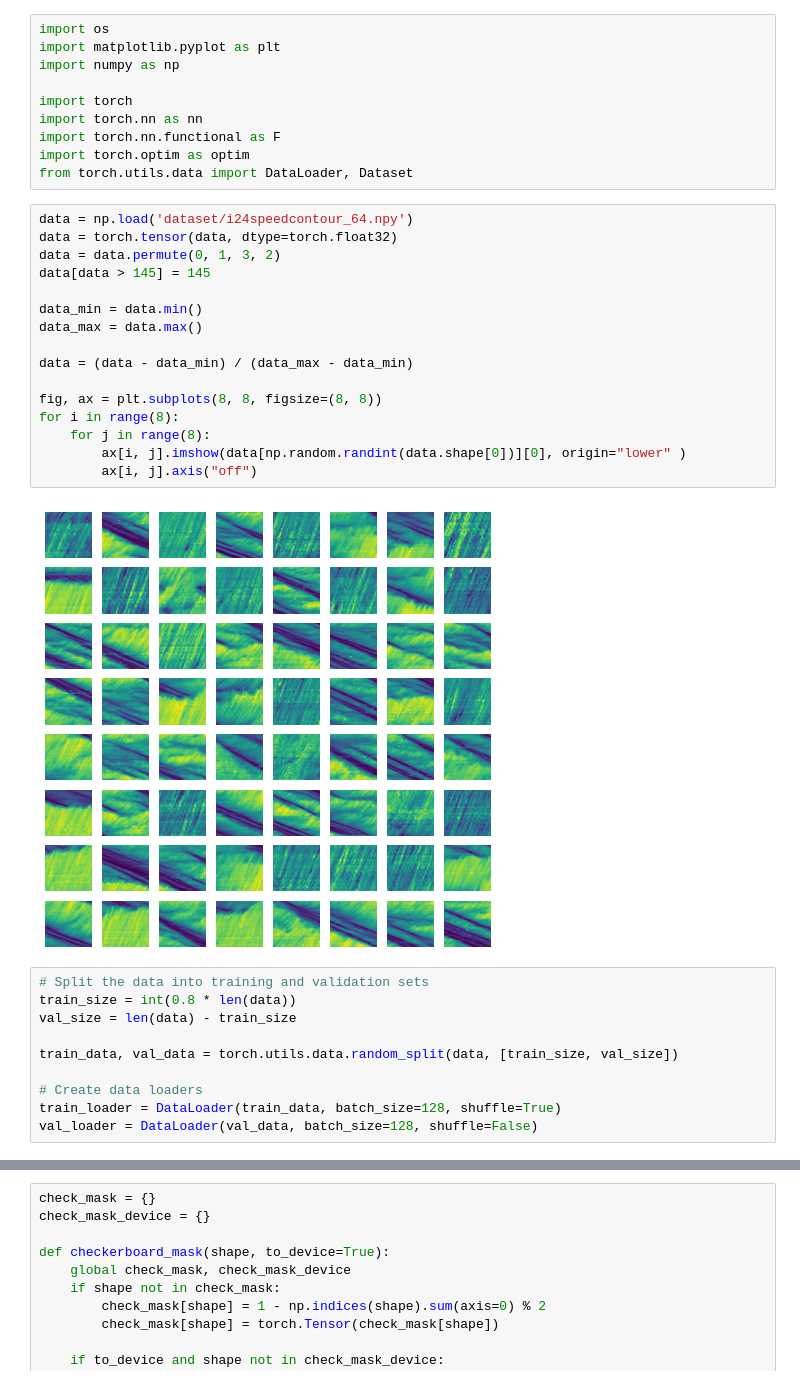
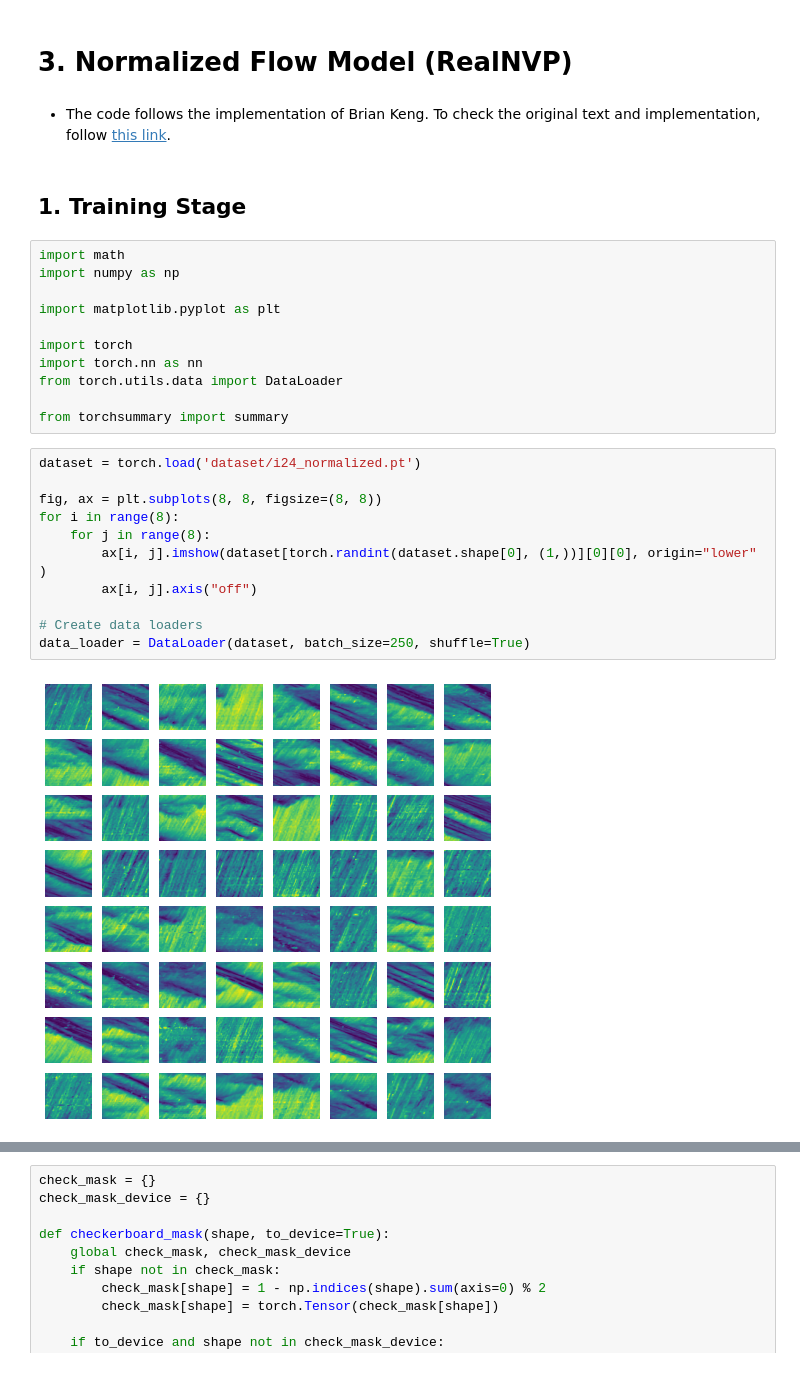
Before and after one commit to benchoi93/DGMinTransportation, a Jupyter notebook: TimeSpaceDiagram/RealNVP_completed.ipynb, the cells around one changed output, grey strips where cells are left out. Drawn from its saved outputs; the diff is of its cells as text.

```diff
--- a/TimeSpaceDiagram/RealNVP_completed.ipynb
+++ b/TimeSpaceDiagram/RealNVP_completed.ipynb
@@ -1,38 +1,30 @@
+# %% [markdown]
+# 3. Normalized Flow Model (RealNVP)
+# %% [markdown]
+- The code follows the implementation of Brian Keng. To check the original text and implementation, follow [this link](https://bjlkeng.io/posts/normalizing-flows-with-real-nvp/).
+# %% [markdown]
+## 1. Training Stage
 # %%
-import os
+import math
+import numpy as np
+
 import matplotlib.pyplot as plt
-import numpy as np
 
 import torch
 import torch.nn as nn
-import torch.nn.functional as F
-import torch.optim as optim
-from torch.utils.data import DataLoader, Dataset
+from torch.utils.data import DataLoader
+
+from torchsummary import summary
 # %%
-data = np.load('dataset/i24speedcontour_64.npy')
-data = torch.tensor(data, dtype=torch.float32)
-data = data.permute(0, 1, 3, 2)
-data[data > 145] = 145
-
-data_min = data.min()
-data_max = data.max()
-
-data = (data - data_min) / (data_max - data_min)
+dataset = torch.load('dataset/i24_normalized.pt')
 
 fig, ax = plt.subplots(8, 8, figsize=(8, 8))
 for i in range(8):
     for j in range(8):
-        ax[i, j].imshow(data[np.random.randint(data.shape[0])][0], origin="lower" )
+        ax[i, j].imshow(dataset[torch.randint(dataset.shape[0], (1,))][0][0], origin="lower" )
         ax[i, j].axis("off")
+
+# Create data loaders
+data_loader = DataLoader(dataset, batch_size=250, shuffle=True)
 # %% [output]
-[figure, old version]
+[figure, new version]
-# %%
-# Split the data into training and validation sets
-train_size = int(0.8 * len(data))
-val_size = len(data) - train_size
-
-train_data, val_data = torch.utils.data.random_split(data, [train_size, val_size])
-
-# Create data loaders
-train_loader = DataLoader(train_data, batch_size=128, shuffle=True)
-val_loader = DataLoader(val_data, batch_size=128, shuffle=False)
```
Also changed, not shown: parts of 14 cells of this notebook, 14 other files.
